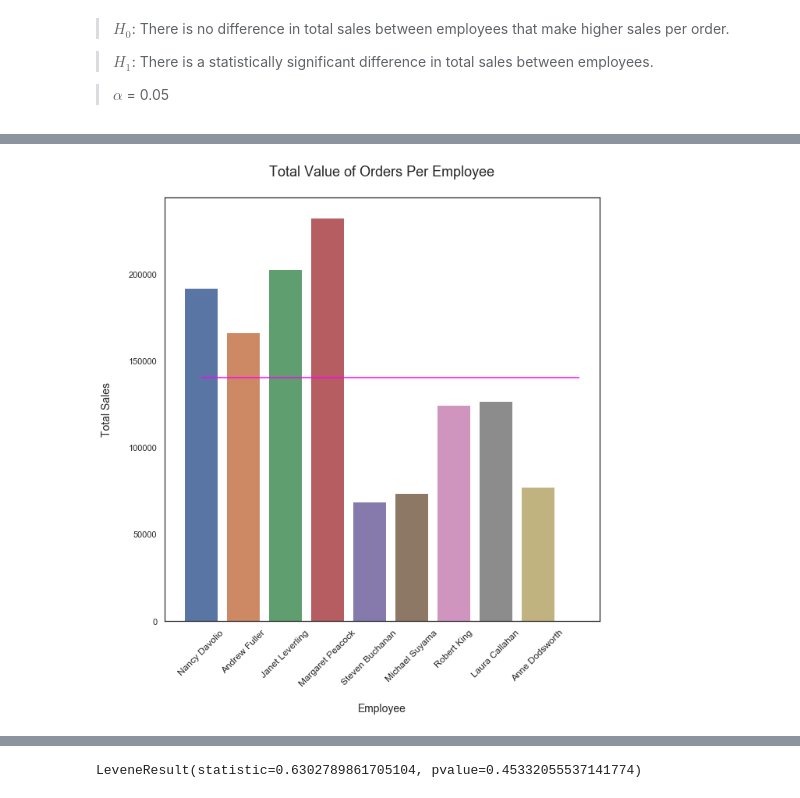
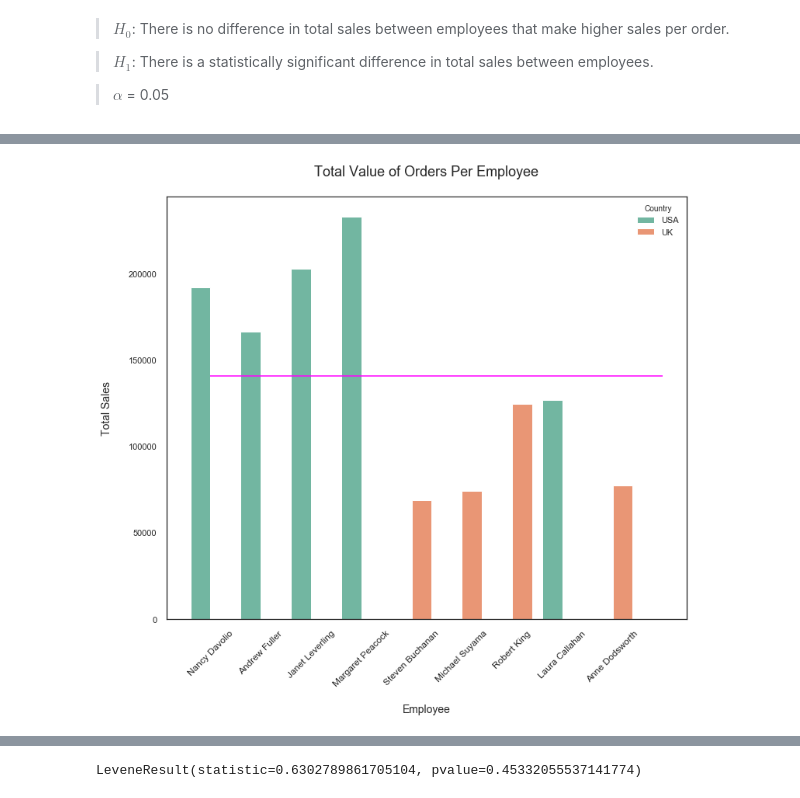
Before and after one commit to krystiandennis/dsc-mod-3-project-online-ds-ft-071519, a Jupyter notebook: Module 3 Final Project.ipynb, the cells around one changed output, grey strips where cells are left out. Drawn from its saved outputs; the diff is of its cells as text; code cells hidden in the pictures.

```diff
--- a/Module 3 Final Project.ipynb
+++ b/Module 3 Final Project.ipynb
@@ -787,11 +814,12 @@ discounted.head()
 | 16 | 10264 | 25 | 7.7 | 0.15 | 41 | 8 | 163.625 | 192.5 | ... |
 # %%
 sns.set(rc={'figure.figsize':(12, 8)})
+sns.set_style('white')
 sns.distplot(np.log(not_discounted["OrderTotal"]), label = 'Not Discounted')
 sns.distplot(np.log(discounted['OrderTotal']), label = 'Discounted')
 plt.axvline(np.mean(np.log(not_discounted['OrderTotal'])), color='#FF0000', label = 'Not Discounted mean')
 plt.axvline(np.mean(np.log(discounted['OrderTotal'])), color='#008000', label = 'Discounted mean')
-plt.title('Discounted vd Not Discounted Order Totals (Log Transformed)\n', fontsize = 18)
+plt.title('Discounted vs Not Discounted Order Totals (Log Transformed)\n', fontsize = 18)
 plt.legend()
 plt.show();
 # %% [output]
@@ -1147,21 +1175,20 @@ The results could be used to develop effective marketing strategies targeting cu
 
 >$\alpha$ = 0.05
 # %%
-c.execute("""SELECT EmployeeId
-               ,FirstName || ' ' || LastName
-               AS 'Name', Country, OrderDetail.OrderId,
-               OrderDetail.Quantity*(OrderDetail.UnitPrice - (OrderDetail.UnitPrice*OrderDetail.Discount)) AS 'OrderTotal'
+c.execute("""SELECT EmployeeId, FirstName || ' ' || LastName
+               AS 'Name', Country, COUNT(OrderDetail.OrderId) AS 'Number of Sales',
+               SUM(OrderDetail.Quantity*(OrderDetail.UnitPrice - (OrderDetail.UnitPrice*OrderDetail.Discount))) AS 'Total Sales'
                FROM [Order]
                LEFT OUTER JOIN Employee
                ON [Order].EmployeeId=Employee.Id
                LEFT OUTER JOIN OrderDetail
                ON [Order].Id=OrderDetail.OrderId
-               ORDER BY EmployeeId
+               GROUP BY EmployeeId
                ;""")
-df = pd.DataFrame(c.fetchall())
-df.columns = [x[0] for x in c.description]
-display(df.head())
-display(df.info())
-display(df.describe())
-np.shape(df)
+employee_dataframe = pd.DataFrame(c.fetchall())
+employee_dataframe.columns = [x[0] for x in c.description]
+display(employee_dataframe.head())
+display(employee_dataframe.info())
+display(employee_dataframe.describe())
+np.shape(employee_dataframe)
 # %% [output]
@@ -1206,13 +1231,6 @@ df['OrderTotal'] = round(df['OrderTotal'],2)
+# %%
+employee_dataframe['Total Sales'] = round(employee_dataframe['Total Sales'],2)
 # %%
-employee_dataframe = pd.DataFrame(df.groupby('EmployeeId')['OrderId'].count())
-
-employee_dataframe['Name'] = df['Name'].unique()
-
-employee_dataframe['Country'] = df.groupby('EmployeeId')['Country'].unique()
-
-employee_dataframe.rename(columns={'OrderId':'Number of Sales'}, inplace=True)
-
-employee_dataframe['Total Sales'] = df.groupby('EmployeeId')['OrderTotal'].sum()
 employee_dataframe['Revenue Per Order'] = round(employee_dataframe['Total Sales']/employee_dataframe['Number of Sales'],2)
 
 mean = round(np.mean(employee_dataframe['Number of Sales']),2)
@@ -1252,11 +1269,12 @@ employee_dataframe.describe()
 # %%
-plt.figure(figsize=(10, 10))
-sns.barplot(employee_dataframe['Name'], employee_dataframe['Total Sales'])
+plt.figure(figsize=(12, 10))
+sns.set_palette('Set2')
+sns.barplot(employee_dataframe['Name'], employee_dataframe['Total Sales'], hue = employee_dataframe['Country'])
 plt.hlines(y=employee_dataframe['Total Sales'].mean(), xmin=0, xmax=9, color='#FF00FF')
 plt.title('Total Value of Orders Per Employee\n', fontsize = 18)
 plt.xlabel('\nEmployee', fontsize = 14)
 plt.xticks(rotation = 45, fontsize = 12)
 plt.ylabel('Total Sales\n', fontsize = 14)
 plt.show();
 # %% [output]
-[figure, old version]
+[figure, new version]
```
Also changed, not shown: parts of 25 cells of this notebook.
